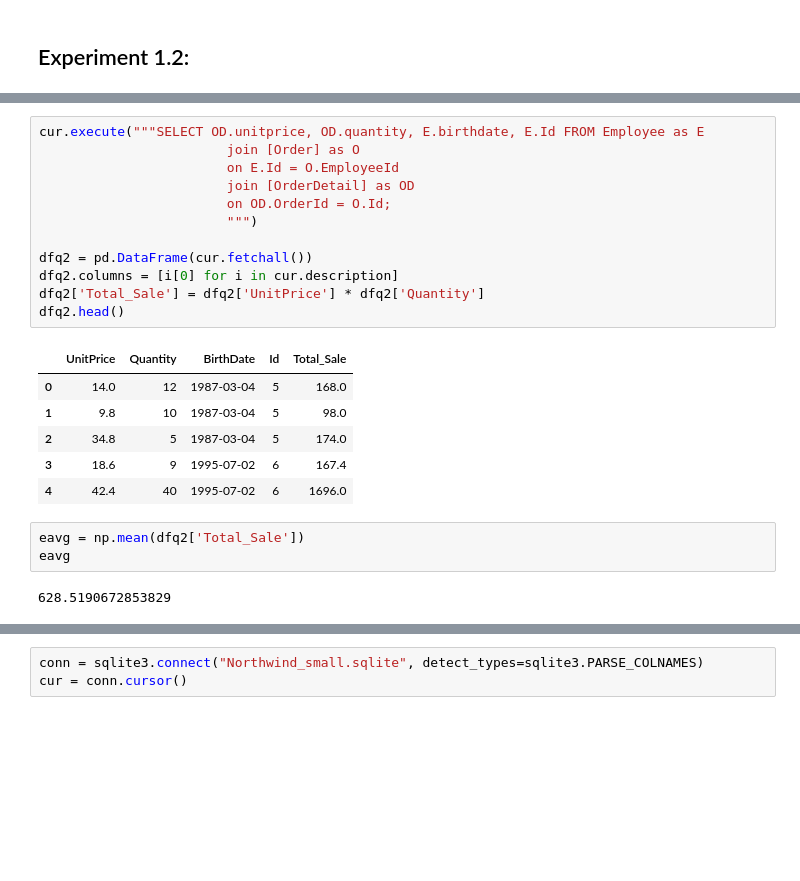
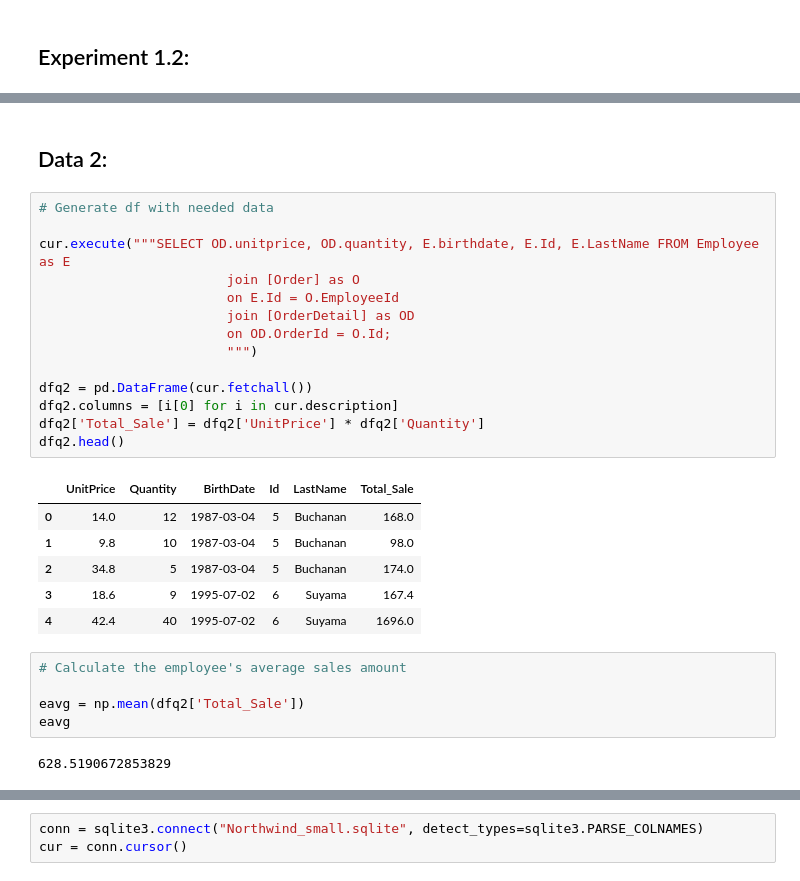
Before and after one commit to lucaskelly49/A-B-Hypothesis-Testing, a Jupyter notebook: Student.ipynb, the cells around one changed output, grey strips where cells are left out. Saved outputs shown, nothing was run; the diff lists cells and outputs as text; blank space fills up the shorter version.

```diff
--- a/Student.ipynb
+++ b/Student.ipynb
@@ -318,23 +489,29 @@ Are there any significant differences in the dollar amount of sales amongst empl
+# %% [markdown]
+## Data 2:
 # %%
-cur.execute("""SELECT OD.unitprice, OD.quantity, E.birthdate, E.Id FROM Employee as E
+# Generate df with needed data
+
+cur.execute("""SELECT OD.unitprice, OD.quantity, E.birthdate, E.Id, E.LastName FROM Employee as E
                         join [Order] as O
                         on E.Id = O.EmployeeId
                         join [OrderDetail] as OD
                         on OD.OrderId = O.Id;
                         """)
 
 dfq2 = pd.DataFrame(cur.fetchall())
 dfq2.columns = [i[0] for i in cur.description]
 dfq2['Total_Sale'] = dfq2['UnitPrice'] * dfq2['Quantity']
 dfq2.head()
 # %% [output]
-|  | UnitPrice | Quantity | BirthDate | Id | Total_Sale |
-| 0 | 14.0 | 12 | 1987-03-04 | 5 | 168.0 |
-| 1 | 9.8 | 10 | 1987-03-04 | 5 | 98.0 |
-| 2 | 34.8 | 5 | 1987-03-04 | 5 | 174.0 |
-| 3 | 18.6 | 9 | 1995-07-02 | 6 | 167.4 |
-| 4 | 42.4 | 40 | 1995-07-02 | 6 | 1696.0 |
+|  | UnitPrice | Quantity | BirthDate | Id | LastName | Total_Sale |
+| 0 | 14.0 | 12 | 1987-03-04 | 5 | Buchanan | 168.0 |
+| 1 | 9.8 | 10 | 1987-03-04 | 5 | Buchanan | 98.0 |
+| 2 | 34.8 | 5 | 1987-03-04 | 5 | Buchanan | 174.0 |
+| 3 | 18.6 | 9 | 1995-07-02 | 6 | Suyama | 167.4 |
+| 4 | 42.4 | 40 | 1995-07-02 | 6 | Suyama | 1696.0 |
 # %%
+# Calculate the employee's average sales amount
+
 eavg = np.mean(dfq2['Total_Sale'])
 eavg
 # %% [output]
```
Also changed, not shown: parts of 115 cells of this notebook.
